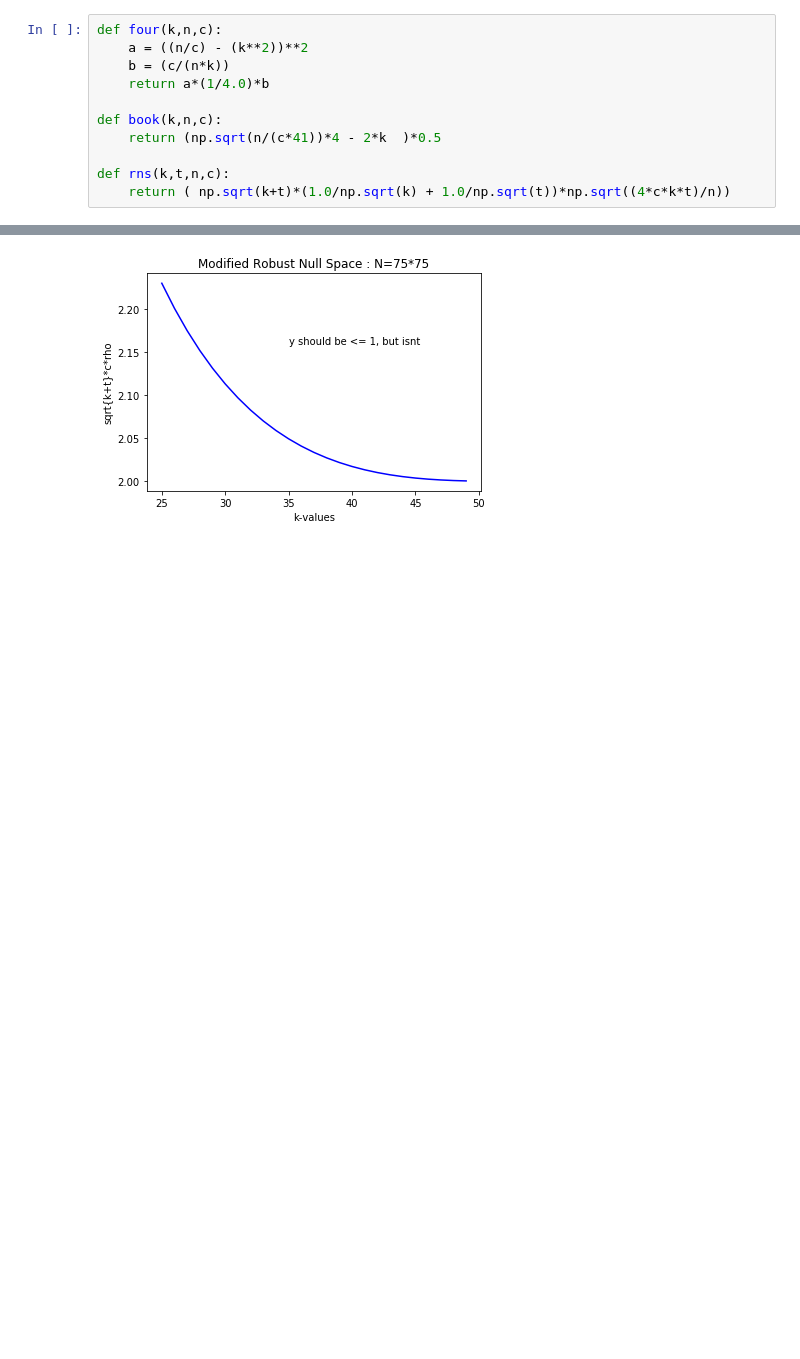
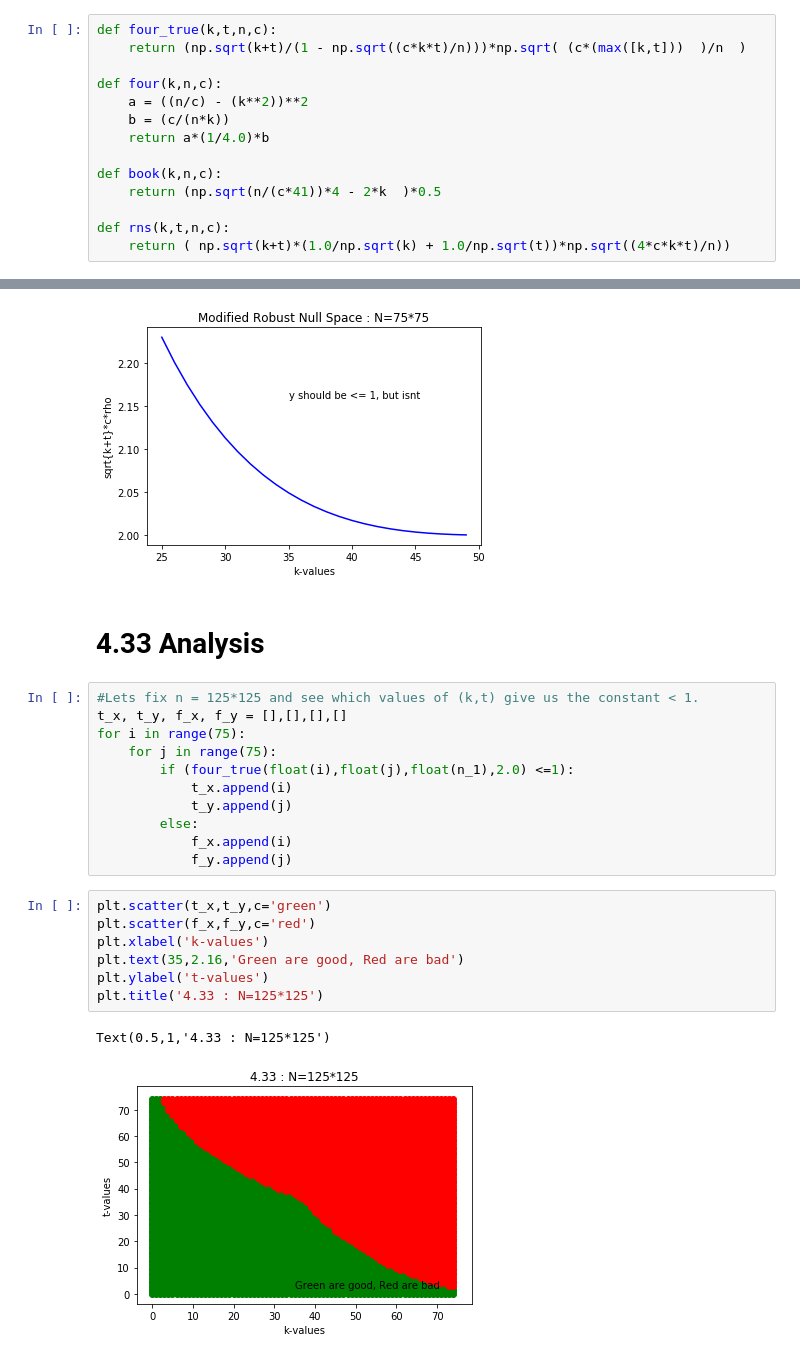
Before and after one commit to jasjeetIM/recovering_compressible_signals, a Jupyter notebook: notebooks/Analysis-BP-Constants.ipynb, the cells around one changed output, grey strips where cells are left out. Saved outputs shown, nothing was run; the diff lists cells and outputs as text; blank space fills up the shorter version.

Commit message:
updated analysis

```diff
--- a/notebooks/Analysis-BP-Constants.ipynb
+++ b/notebooks/Analysis-BP-Constants.ipynb
@@ -3,6 +3,9 @@
 import numpy as np
 import matplotlib.pyplot as plt
 # %%
+def four_true(k,t,n,c):
+    return (np.sqrt(k+t)/(1 - np.sqrt((c*k*t)/n)))*np.sqrt( (c*(max([k,t]))  )/n  )
+
 def four(k,n,c):
     a = ((n/c) - (k**2))**2
     b = (c/(n*k))
@@ -163,3 +166,26 @@ plt.title('Modified Robust Null Space : N=75*75')
 # %% [output]
 Text(0.5,1,'Modified Robust Null Space : N=75*75')
 [figure]
+# %% [markdown]
+# 4.33 Analysis
+# %%
+#Lets fix n = 125*125 and see which values of (k,t) give us the constant < 1.
+t_x, t_y, f_x, f_y = [],[],[],[]
+for i in range(75):
+    for j in range(75):
+        if (four_true(float(i),float(j),float(n_1),2.0) <=1):
+            t_x.append(i)
+            t_y.append(j)
+        else:
+            f_x.append(i)
+            f_y.append(j)
+# %%
+plt.scatter(t_x,t_y,c='green')
+plt.scatter(f_x,f_y,c='red')
+plt.xlabel('k-values')
+plt.text(35,2.16,'Green are good, Red are bad')
+plt.ylabel('t-values')
+plt.title('4.33 : N=125*125')
+# %% [output]
+Text(0.5,1,'4.33 : N=125*125')
+[figure, added]
```
Also changed, not shown: parts of 7 cells of this notebook.
